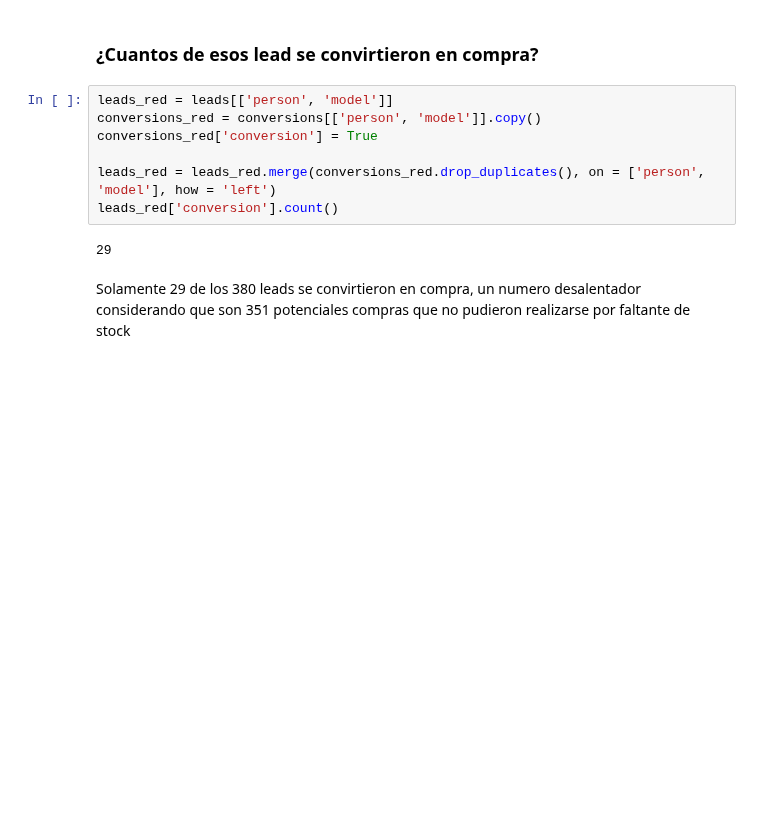
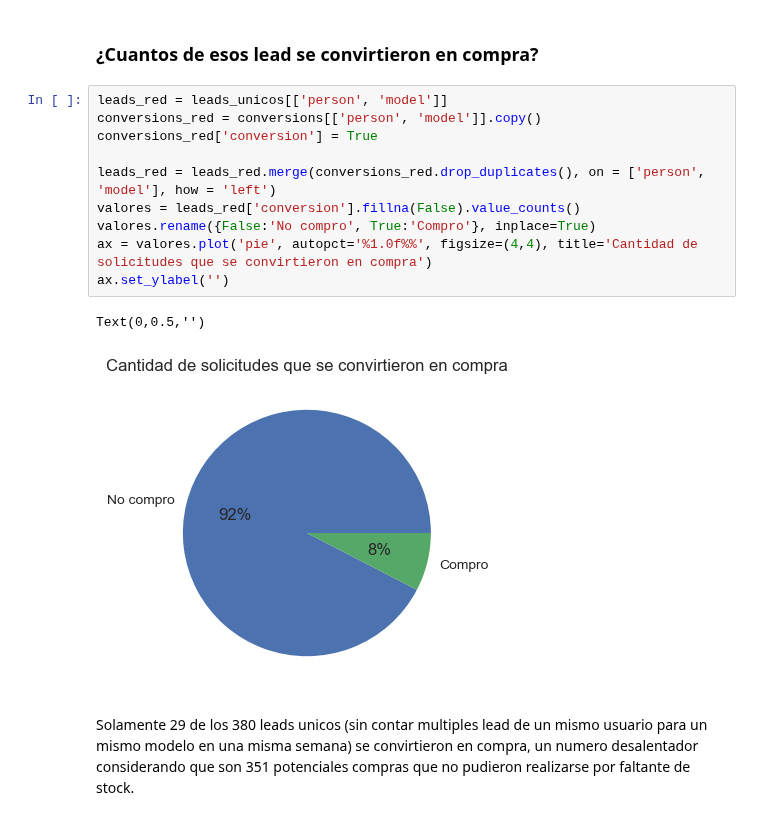
Before and after one commit to AlejandroKler/Datos-TP1, a Jupyter notebook: Analisis solicitudes de stock.ipynb, the cells around one changed output. Saved outputs shown, nothing was run; the diff lists cells and outputs as text; blank space fills up the shorter version.

```diff
--- a/Analisis solicitudes de stock.ipynb
+++ b/Analisis solicitudes de stock.ipynb
@@ -140,13 +145,17 @@ Vemos que los iphone son los que mayor cantidad de leads tienen y los Samsung qu
 # %% [markdown]
 ### ¿Cuantos de esos lead se convirtieron en compra?
 # %%
-leads_red = leads[['person', 'model']]
+leads_red = leads_unicos[['person', 'model']]
 conversions_red = conversions[['person', 'model']].copy()
 conversions_red['conversion'] = True
 
 leads_red = leads_red.merge(conversions_red.drop_duplicates(), on = ['person', 'model'], how = 'left')
-leads_red['conversion'].count()
+valores = leads_red['conversion'].fillna(False).value_counts()
+valores.rename({False:'No compro', True:'Compro'}, inplace=True)
+ax = valores.plot('pie', autopct='%1.0f%%', figsize=(4,4), title='Cantidad de solicitudes que se convirtieron en compra')
+ax.set_ylabel('')
 # %% [output]
-29
+Text(0,0.5,'')
+[figure, added]
 # %% [markdown]
-Solamente 29 de los 380 leads se convirtieron en compra, un numero desalentador considerando que son 351 potenciales compras que no pudieron realizarse por faltante de stock
+Solamente 29 de los 380 leads unicos (sin contar multiples lead de un mismo usuario para un mismo modelo en una misma semana) se convirtieron en compra, un numero desalentador considerando que son 351 potenciales compras que no pudieron realizarse por faltante de stock.
```
Also changed, not shown: parts of 9 cells of this notebook.
